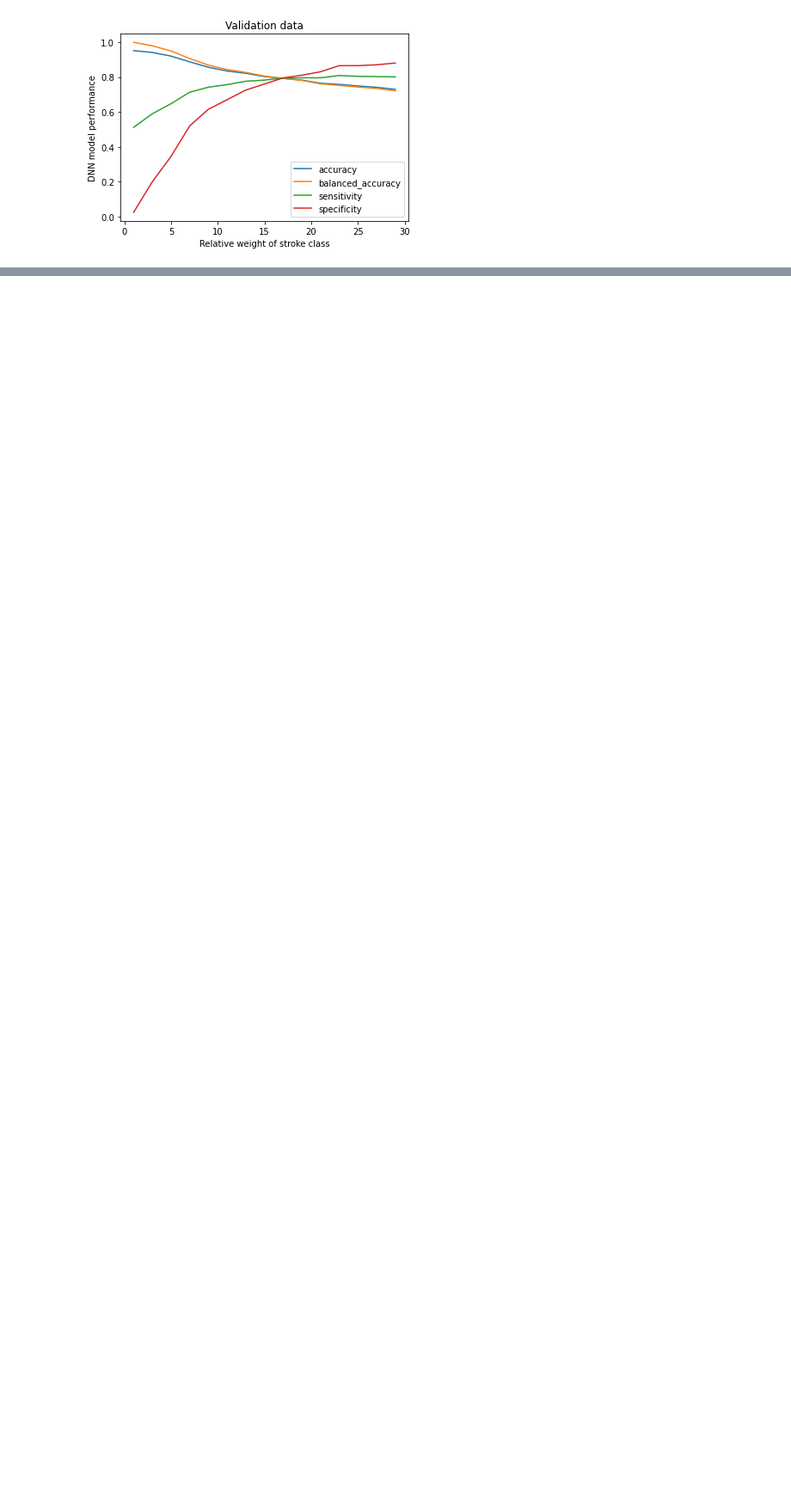
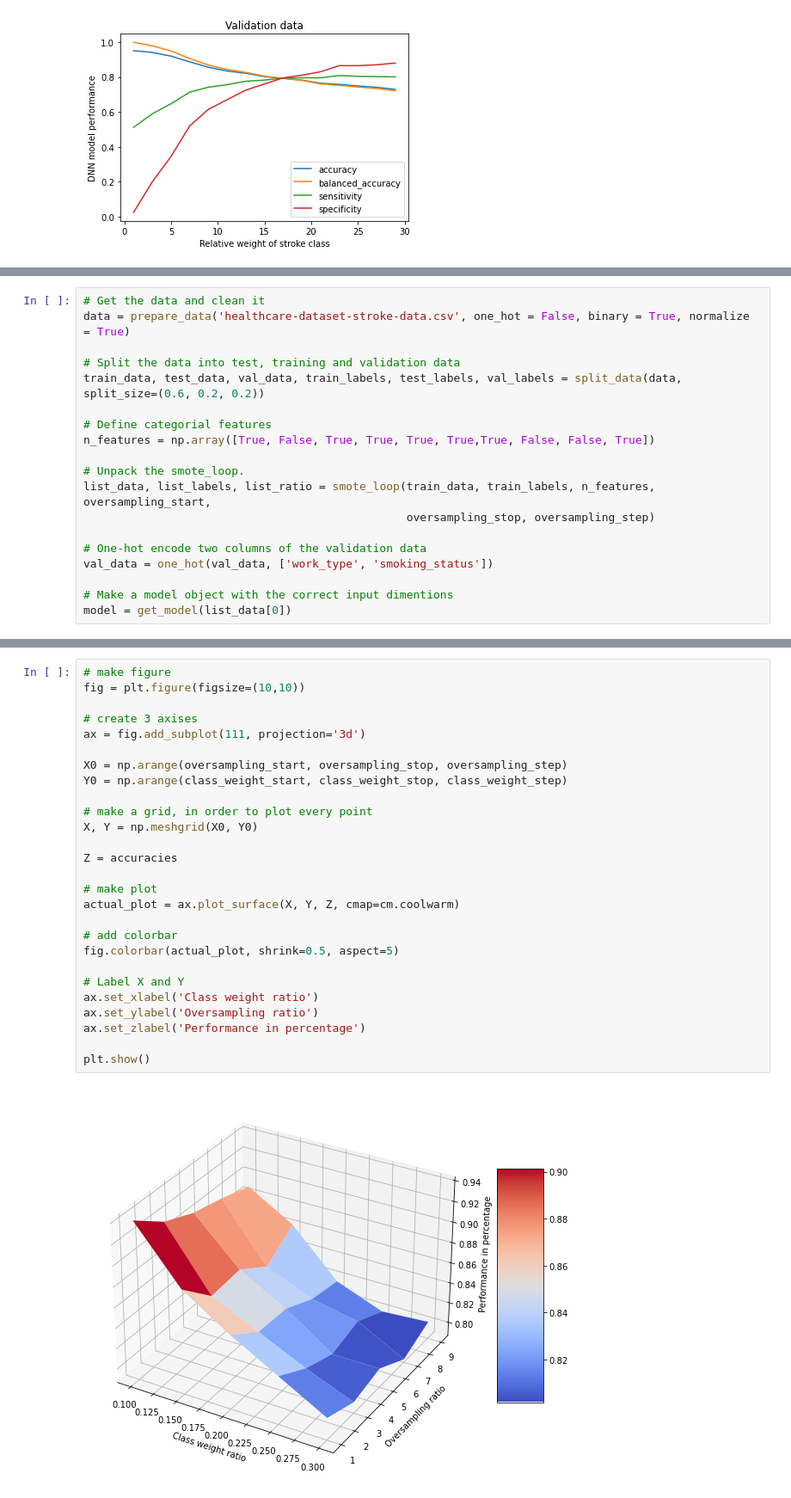
Before and after one commit to koenc100/Project-AI-minor, a Jupyter notebook: code/DNN_actual_model.ipynb, the cells around one changed output, grey strips where cells are left out. Shown at 86% size. Saved outputs shown, nothing was run; the diff lists cells and outputs as text; blank space fills up the shorter version.

Commit message:
add 3d plot

```diff
--- a/code/DNN_actual_model.ipynb
+++ b/code/DNN_actual_model.ipynb
@@ -490 +513,20 @@ plt.show()
+# %%
+# Get the data and clean it
+data = prepare_data('healthcare-dataset-stroke-data.csv', one_hot = False, binary = True, normalize = True)
+
+# Split the data into test, training and validation data
+train_data, test_data, val_data, train_labels, test_labels, val_labels = split_data(data, split_size=(0.6, 0.2, 0.2))
+
+# Define categorial features
+n_features = np.array([True, False, True, True, True, True,True, False, False, True])
+
+# Unpack the smote_loop.
+list_data, list_labels, list_ratio = smote_loop(train_data, train_labels, n_features, oversampling_start,
+                                                oversampling_stop, oversampling_step)
+
+# One-hot encode two columns of the validation data
+val_data = one_hot(val_data, ['work_type', 'smoking_status'])
+
+# Make a model object with the correct input dimentions
+model = get_model(list_data[0])
 # %%
@@ -494,0 +640,29 @@ array([[756, 216],
+# %%
+# make figure
+fig = plt.figure(figsize=(10,10))
+
+# create 3 axises
+ax = fig.add_subplot(111, projection='3d')
+
+X0 = np.arange(oversampling_start, oversampling_stop, oversampling_step)
+Y0 = np.arange(class_weight_start, class_weight_stop, class_weight_step)
+
+# make a grid, in order to plot every point
+X, Y = np.meshgrid(X0, Y0)
+
+Z = accuracies
+
+# make plot
+actual_plot = ax.plot_surface(X, Y, Z, cmap=cm.coolwarm)
+
+# add colorbar
+fig.colorbar(actual_plot, shrink=0.5, aspect=5)
+
+# Label X and Y
+ax.set_xlabel('Class weight ratio')
+ax.set_ylabel('Oversampling ratio')
+ax.set_zlabel('Performance in percentage')
+
+plt.show()
+# %% [output]
+[figure, added]
```
Also changed, not shown: parts of 4 cells of this notebook.
